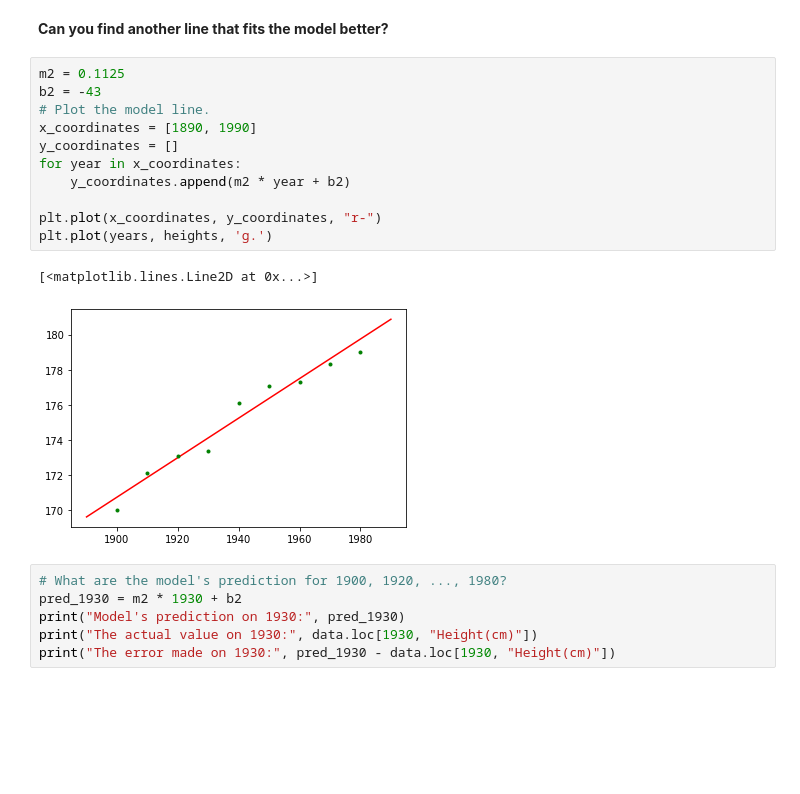
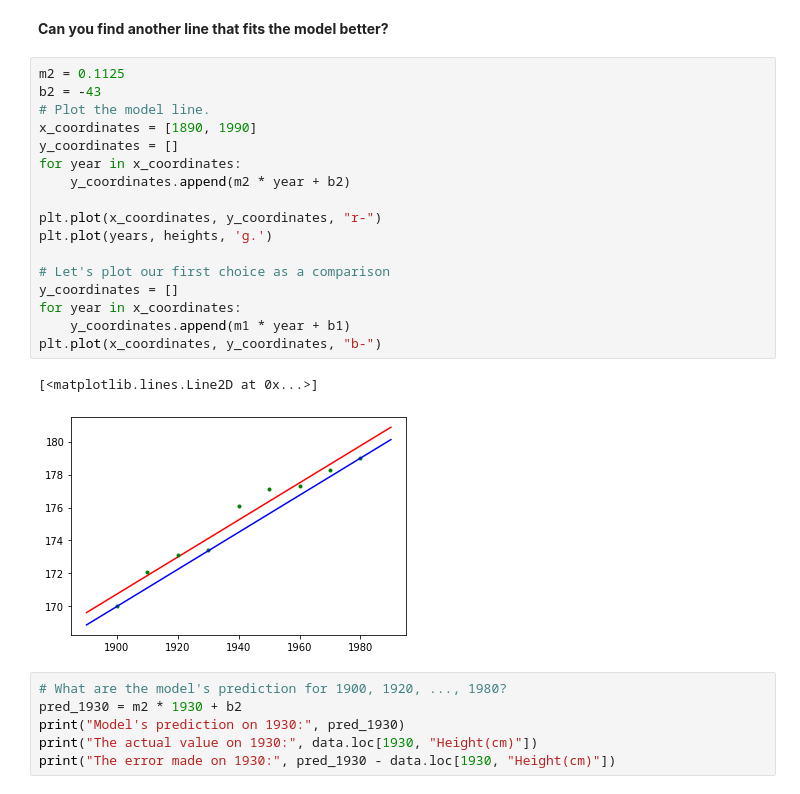
Before and after one commit to ch00226855/CMP414765Spring2022, a Jupyter notebook: Week02_FirstExample.ipynb, the cells around one changed output. Saved outputs shown, nothing was run; the diff lists cells and outputs as text; blank space fills up the shorter version.

```diff
--- a/Week02_FirstExample.ipynb
+++ b/Week02_FirstExample.ipynb
@@ -281,17 +281,23 @@ plt.plot(years, heights, 'g.')
 # %%
 m2 = 0.1125
 b2 = -43
 # Plot the model line.
 x_coordinates = [1890, 1990]
 y_coordinates = []
 for year in x_coordinates:
     y_coordinates.append(m2 * year + b2)
 
 plt.plot(x_coordinates, y_coordinates, "r-")
 plt.plot(years, heights, 'g.')
+
+# Let's plot our first choice as a comparison
+y_coordinates = []
+for year in x_coordinates:
+    y_coordinates.append(m1 * year + b1)
+plt.plot(x_coordinates, y_coordinates, "b-")
 # %% [output]
 [<matplotlib.lines.Line2D at 0x...>]
-[figure, old version]
+[figure, new version]
 # %%
 # What are the model's prediction for 1900, 1920, ..., 1980?
 pred_1930 = m2 * 1930 + b2
```
Also changed, not shown: parts of 13 cells of this notebook.
